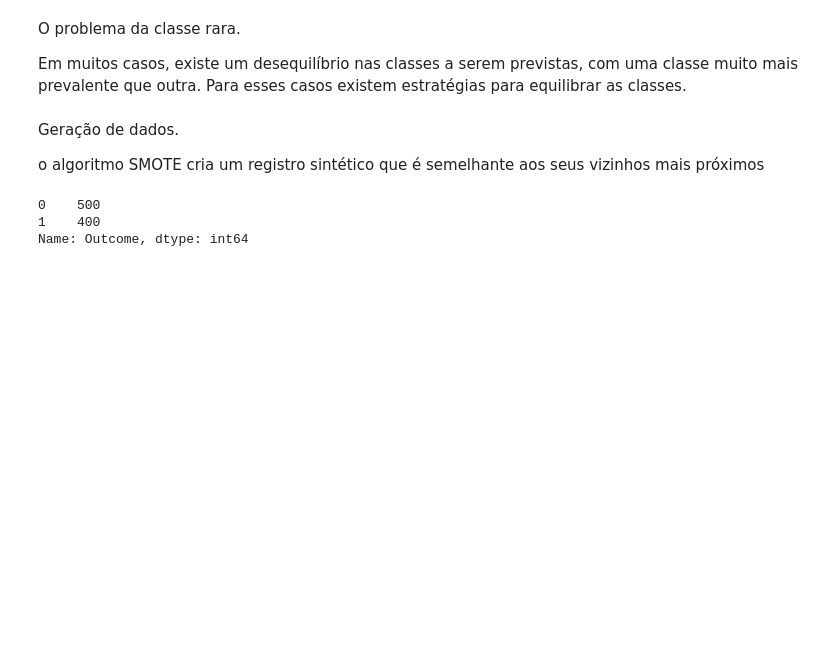
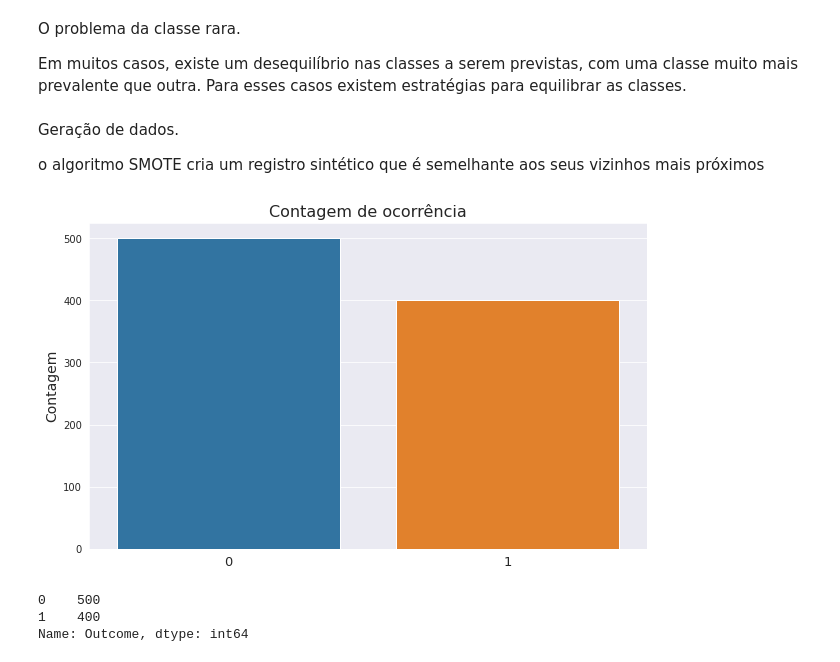
Before and after one commit to dipperr/indians_diabetes, a Jupyter notebook: pima_indians_diabetes.ipynb, the cells around one changed output. Cells and saved outputs as stored; diff of their text form; code cells hidden in the pictures; blank space fills up the shorter version.

```diff
--- a/pima_indians_diabetes.ipynb
+++ b/pima_indians_diabetes.ipynb
@@ -210,5 +210,15 @@ Geração de dados.
 
 o algoritmo SMOTE cria um registro sintético que é semelhante aos seus vizinhos mais próximos
 # %%
-sm = SMOTE(sampling_strategy=0.8 ,random_state=2022, k_neighbors=7)
-X, Y = sm.fit_resample(x_padrao, y_data)
+sm = SMOTE(sampling_strategy=0.8 ,random_state=2022, k_neighbors=11)
+X, Y = sm.fit_resample(x_data, y_data)
+# %%
+plt.figure(figsize=(10,6))
+sns.countplot(x=Y)
+plt.title('Contagem de ocorrência', fontsize=16)
+plt.ylabel('Contagem', fontsize=14)
+plt.xlabel(None)
+plt.xticks(fontsize=13)
+plt.show()
+# %% [output]
+[figure, added]
```
Also changed, not shown: parts of 42 cells of this notebook.
